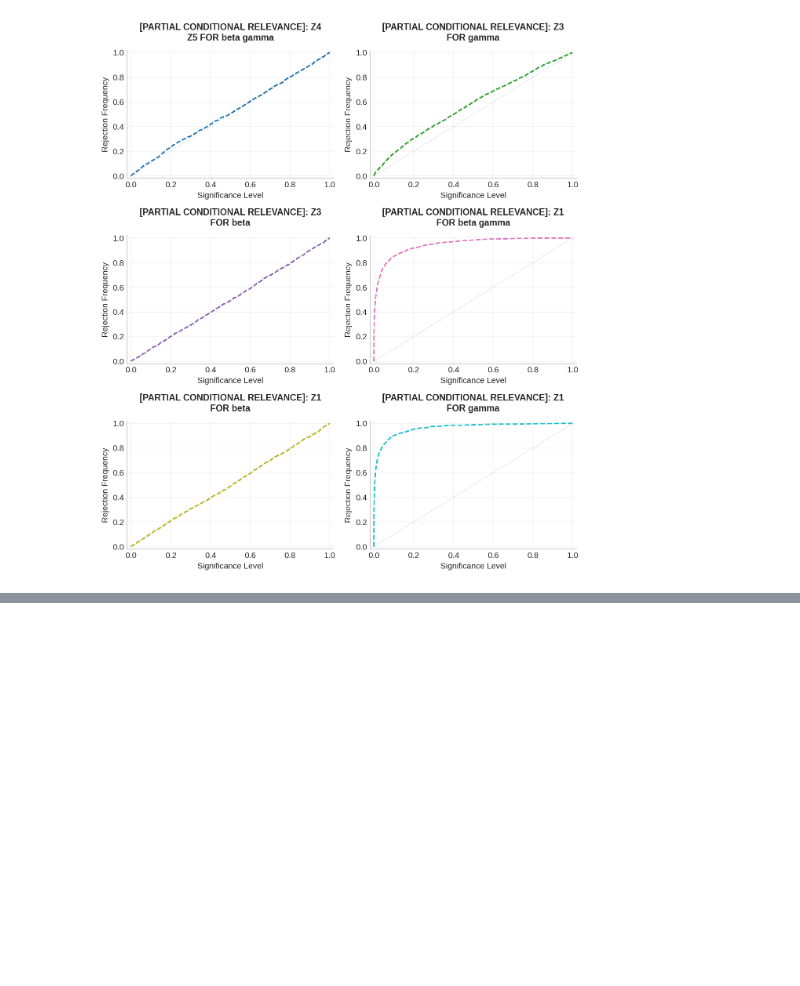
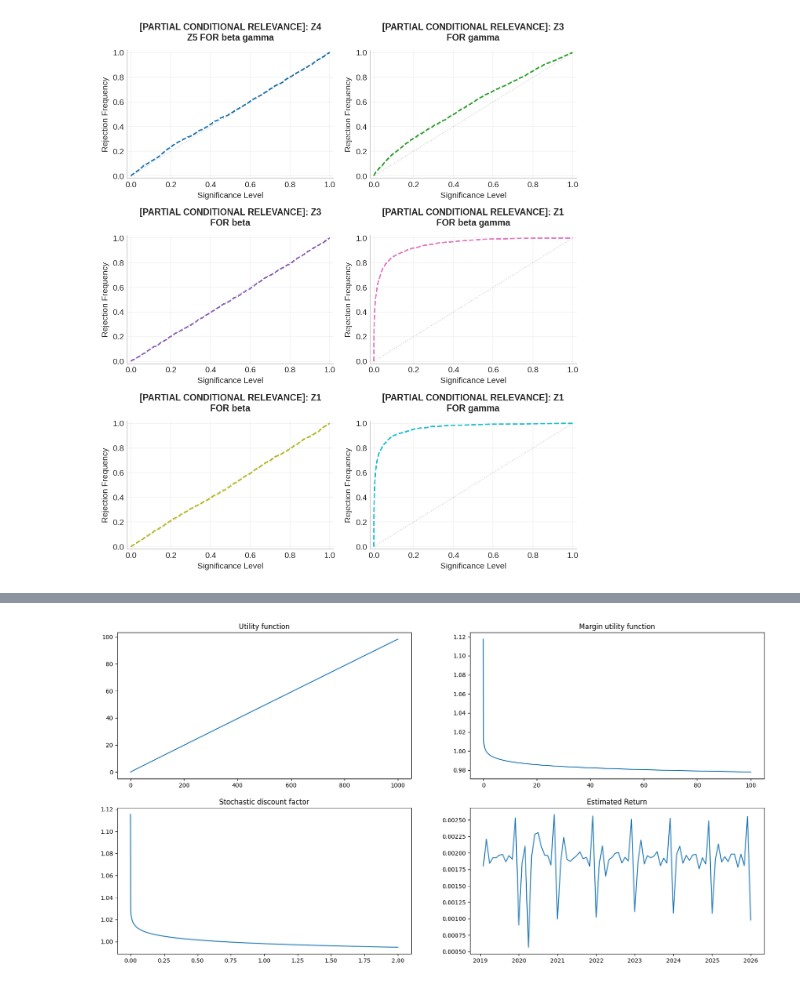
Before and after one commit to KoRoJIeBu4/REDUNDANCY-TESTS-OF-MOMENT-CONDITIONS-APPLIED-TO-MACROECONOMIC-MODELS, a Jupyter notebook: main.ipynb, the cells around one changed output, grey strips where cells are left out. Drawn from its saved outputs; the diff is of its cells as text; code cells hidden in the pictures; blank space fills up the shorter version.

```diff
--- a/main.ipynb
+++ b/main.ipynb
@@ -174,0 +231,5 @@ partial_monte_carlo.plot_rejection_curves(
+# %%
+# Из данных ЦБ РФ по ожидаемой и наблюдаемой инфляции на годовой горизонт можно выцепить (в предположении одинаковых месячных темпов роста инфляции)
+# ежемесячную ожидаемую инфляцию
+expected_and_observed_inflation = pd.read_excel("data/datasets/expected_and_observed_inflation.xlsx", sheet_name="Final")
+expected_and_observed_inflation.head()
@@ -174,0 +428,14 @@ partial_monte_carlo.plot_rejection_curves(
+# %%
+# Добавляем темп прироста общего объема кредитов, выданных физлицам
+household_loans = pd.read_excel('data/datasets/household_loans.xlsx')
+household_loans['g_household_loans[t]'] = household_loans['household_loans'].pct_change()
+feature_group_2 = pd.merge(feature_group_2, household_loans[['date', 'g_household_loans[t]']], on='date', how='left')
+feature_group_2['g_household_loans[t-1]'] = feature_group_2['g_household_loans[t]'].shift()
+# %%
+# Добавим индекс потребительского доверия от ВЦИОМа
+consumer_confidence = pd.read_excel('data/datasets/consumer_confidence.xlsx')
+consumer_confidence = consumer_confidence.rename(columns={"consumer_confidence" : "consumer_confidence[t]"})
+
+feature_group_2 = pd.merge(feature_group_2, consumer_confidence, on='date', how='left')
+feature_group_2['consumer_confidence[t-1]'] = feature_group_2['consumer_confidence[t]'].shift(1)
+feature_group_2['consumer_confidence[t-2]'] = feature_group_2['consumer_confidence[t]'].shift(2)
@@ -174,0 +681,42 @@ partial_monte_carlo.plot_rejection_curves(
+# %%
+# Стартовая конфигурация модели включает моменты: прошлый рост потребления, прошлый реальная доходность, константа
+beta, gamma = [0.99811675, 0.00482046]
+
+# Оценка функции полезности
+def utility_function(C, gamma):
+    return C ** (1 - gamma) / (1 - gamma)
+
+# Оценка предельной полезности
+def margin_utility_function(C, gamma):
+    return np.power(C, -gamma)
+
+# Стохастический дисконт-фактор
+def stochastic_discount_factor(C_ratio, beta, gamma):
+    return beta * (C_ratio) ** (-gamma)
+
+def estimate_R(C_ratio, beta, gamma):
+    R = (C_ratio ** gamma / beta) - 1
+    return R
+
+
+C = initial_dataset["C[t]"].copy().values
+C_ratio = initial_dataset['C_ratio'].copy().values
+date = initial_dataset['date'].copy().values
+
+fig, ax = plt.subplots(nrows=2, ncols=2, figsize=(20, 10))
+
+ax[0,0].plot(np.linspace(1e-10, 1000, 1000), list(map(lambda x: utility_function(x, gamma), np.linspace(1e-10, 100, 1000))))
+ax[0,0].set_title("Utility function")
+
+ax[0,1].plot(np.linspace(1e-10, 100, 1000), list(map(lambda x: margin_utility_function(x, gamma), np.linspace(1e-10, 100, 1000))))
+ax[0,1].set_title("Margin utility function")
+
+ax[1,0].plot(np.linspace(1e-10, 2, 1000), list(map(lambda x: stochastic_discount_factor(x, beta, gamma), np.linspace(1e-10, 2, 1000))))
+ax[1,0].set_title("Stochastic discount factor")
+
+ax[1,1].plot(date, list(map(lambda x: estimate_R(x, beta, gamma), C_ratio)))
+ax[1,1].set_title("Estimated Return")
+
+plt.show()
+# %% [output]
+[figure, added]
```
Also changed, not shown: parts of 36 cells of this notebook, 23 other files.
